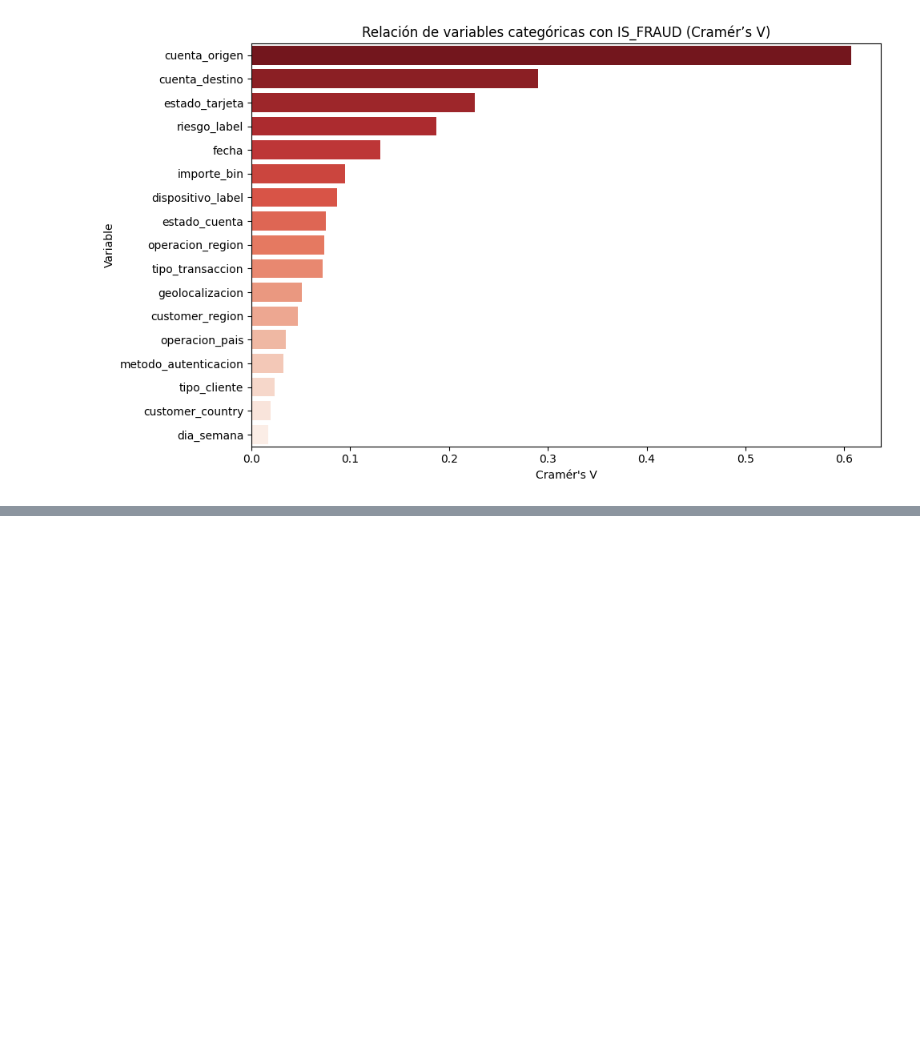
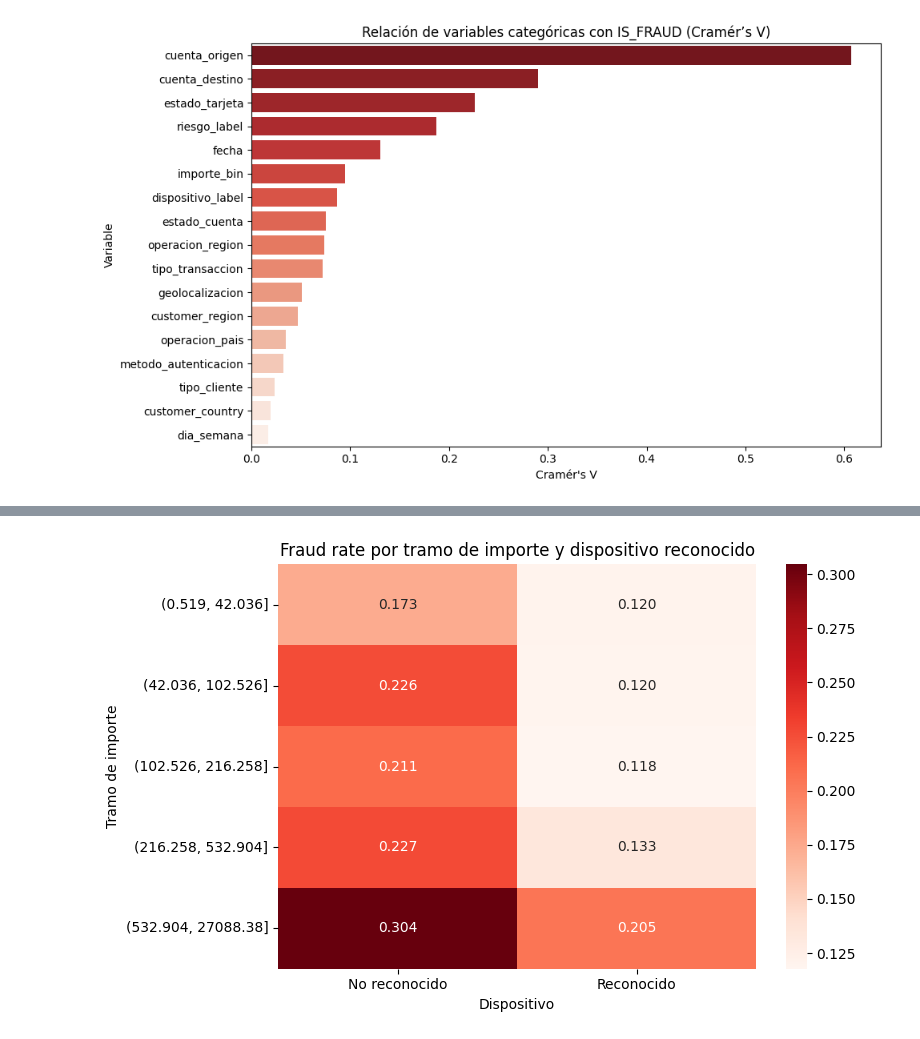
Before and after one commit to CPasData/NovaPay_ML, a Jupyter notebook: Notebooks/EDA.ipynb, the cells around one changed output, grey strips where cells are left out. Cells and saved outputs as stored; diff of their text form; code cells hidden in the pictures; blank space fills up the shorter version.

```diff
--- a/Notebooks/EDA.ipynb
+++ b/Notebooks/EDA.ipynb
@@ -566,3 +566,9 @@ plt.tight_layout()
 plt.show()
 # %% [output]
 [figure]
+# %%
+df['importe_tramo'] = pd.qcut(
+    df['importe_transaccion'],
+    q=5,
+    duplicates='drop'
+)
@@ -568,0 +598,22 @@ plt.show()
+# %%
+pivot_importe_dispositivo = df.pivot_table(
+    values='IS_FRAUD',
+    index='importe_tramo',
+    columns='dispositivo_reconocido',
+    aggfunc='mean'
+)
+
+pivot_importe_dispositivo = pivot_importe_dispositivo.rename(columns={
+    0: 'No reconocido',
+    1: 'Reconocido'
+})
+
+plt.figure(figsize=(8, 5))
+sns.heatmap(pivot_importe_dispositivo, cmap='Reds', annot=True, fmt='.3f')
+plt.title('Fraud rate por tramo de importe y dispositivo reconocido')
+plt.xlabel('Dispositivo')
+plt.ylabel('Tramo de importe')
+plt.tight_layout()
+plt.show()
+# %% [output]
+[figure, added]
```
Also changed, not shown: parts of 5 cells of this notebook, 1 other file.
